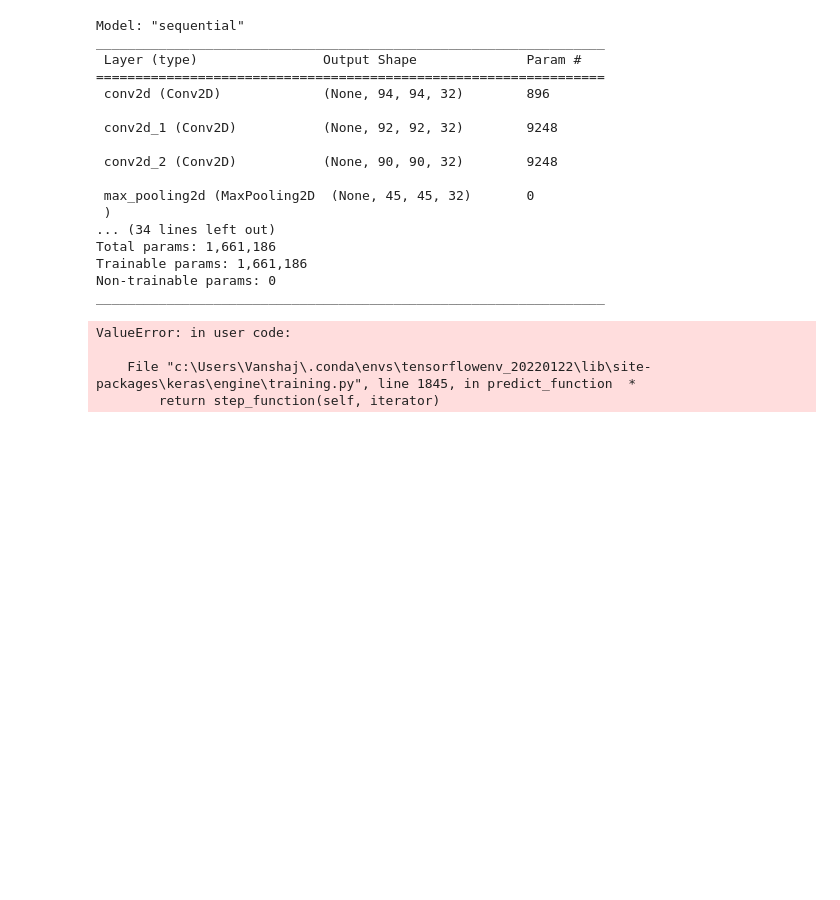
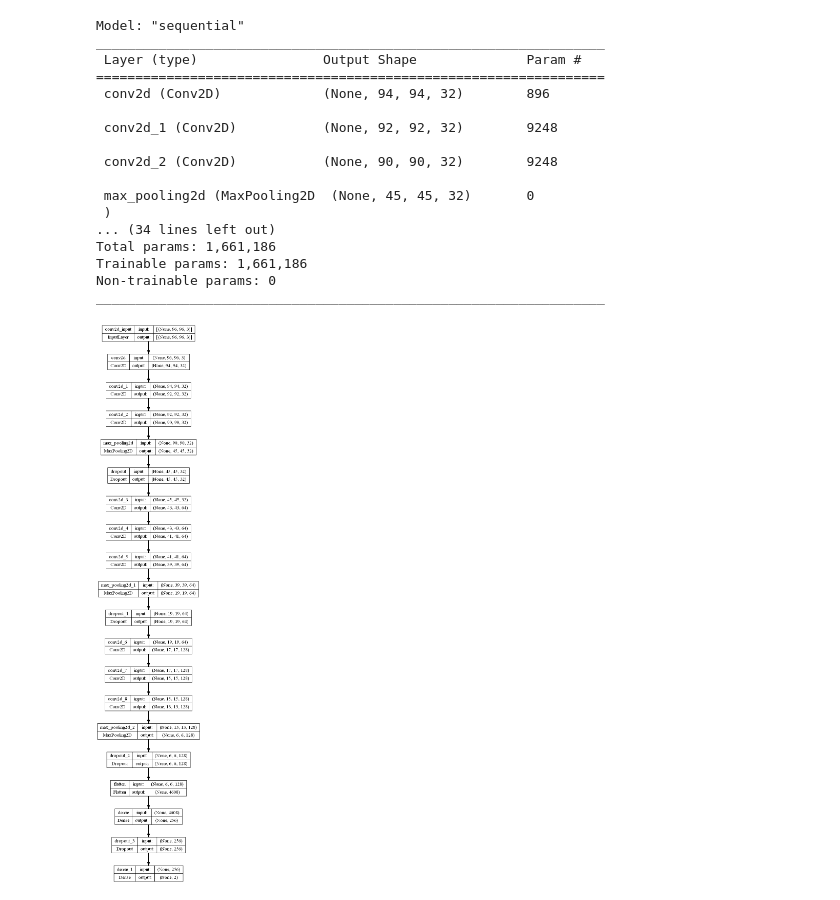
Before and after one commit to VDliveson/TB-Detection, a Jupyter notebook: tb-detection.ipynb, the cells around one changed output. Saved outputs shown, nothing was run; the diff lists cells and outputs as text; code cells hidden in the pictures; blank space fills up the shorter version.

Commit message:
Added model summary  and updated notebook

```diff
--- a/tb-detection.ipynb
+++ b/tb-detection.ipynb
@@ -600,20 +600,7 @@ Total params: 1,661,186
 Trainable params: 1,661,186
 Non-trainable params: 0
 _________________________________________________________________
-# %%
-from tensorflow.keras.preprocessing.image import load_img, array_to_img
-
-img = load_img(r"D:\Python projects\ML-projects\TB-Detection\archive\dataset\val\Normal\Normal-3489.png")
-img = tf.convert_to_tensor(np.asarray(img))
-image = tf.image.resize(img, [96, 96])
-# image_resized = tf.reshape(image, (-1, 96, 96, 3, 1))
-# image_resized = tf.squeeze(image_resized)
-# image_resized.shape
-image = tf.expand_dims(image,axis=0)
-image.shape
-model.predict(image_resized)
-# %% [output]
-ValueError: in user code:
-
-    File "c:\Users\Vanshaj\.conda\envs\tensorflowenv_20220122\lib\site-packages\keras\engine\training.py", line 1845, in predict_function  *
-        return step_function(self, iterator)
+# %%
+tf.keras.utils.plot_model(model, to_file='model.png', show_shapes=True)
+# %% [output]
+[figure, added]
```
Also changed, not shown: 1 other file.
